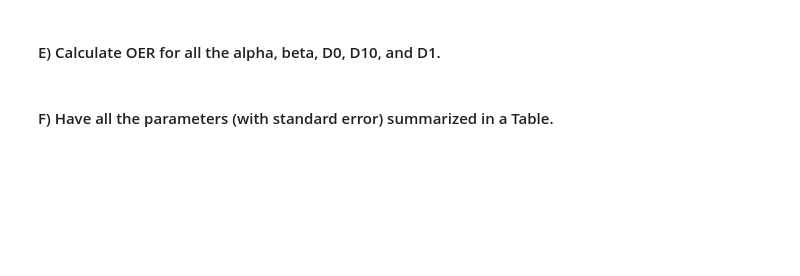
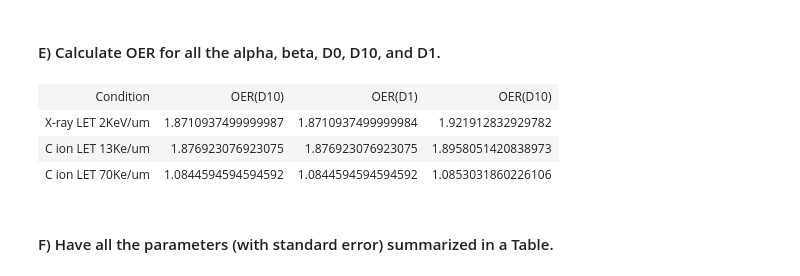
Before and after one commit to mori913/radiation-biology, a Jupyter notebook: assignment.ipynb, the cells around one changed output. Drawn from its saved outputs; the diff is of its cells as text; code cells hidden in the pictures; blank space fills up the shorter version.

```diff
--- a/assignment.ipynb
+++ b/assignment.ipynb
@@ -67,27 +94,27 @@ plt.show()
 import tabulate
 
 #print the alpha and beta parameter
-alpha_xray_aerobic =round( p_xray_aerobic[0]*1000)/1000
-beta_xray_aerobic =round( p_xray_aerobic[1]*1000)/1000
-alpha_let13_aerobic = round(p_let13_aerobic[0]*1000)/1000
-beta_let13_aerobic = round(p_let13_aerobic[1]*1000)/1000
-alpha_let70_aerobic = round(p_let70_aerobic[0]*1000)/1000
-beta_let70_aerobic = round(p_let70_aerobic[1]*1000)/1000
+alpha_xray_aerobic =round( p_xray_aerobic[0]*1000)/1000*-1
+beta_xray_aerobic =round( p_xray_aerobic[1]*1000)/1000*-1
+alpha_let13_aerobic = round(p_let13_aerobic[0]*1000)/1000*-1
+beta_let13_aerobic = round(p_let13_aerobic[1]*1000)/1000*-1
+alpha_let70_aerobic = round(p_let70_aerobic[0]*1000)/1000*-1
+beta_let70_aerobic = round(p_let70_aerobic[1]*1000)/1000*-1
 
-alpha_xray_hypoxic = round( p_xray_hypoxic[0]*1000)/1000
-beta_xray_hypoxic =round( p_xray_hypoxic[1]*1000)/1000
-alpha_let13_hypoxic = round(p_let13_hypoxic[0]*1000)/1000
-beta_let13_hypoxic = round(p_let13_hypoxic[1]*1000)/1000
-alpha_let70_hypoxic = round(p_let70_hypoxic[0]*1000)/1000
-beta_let70_hypoxic = round(p_let70_hypoxic[1]*1000)/1000
+alpha_xray_hypoxic = round( p_xray_hypoxic[0]*1000)/1000*-1
+beta_xray_hypoxic =round( p_xray_hypoxic[1]*1000)/1000*-1
+alpha_let13_hypoxic = round(p_let13_hypoxic[0]*1000)/1000*-1
+beta_let13_hypoxic = round(p_let13_hypoxic[1]*1000)/1000*-1
+alpha_let70_hypoxic = round(p_let70_hypoxic[0]*1000)/1000*-1
+beta_let70_hypoxic = round(p_let70_hypoxic[1]*1000)/1000*-1
 
 data = [["Condition","alpha","beta"],
-         ["X-ray LET 2KeV/um (aerobic)",-alpha_xray_aerobic,-beta_xray_aerobic],
-         ["C ion LET 13Ke/um (aerobic)",-alpha_let13_aerobic,-beta_let13_aerobic],
-         ["C ion LET 70Ke/um (aerobic)",-alpha_let70_aerobic,-beta_let70_aerobic],
-         ["X-ray LET 2KeV/um (hypoxic)",-alpha_xray_hypoxic,-beta_xray_hypoxic],
-          ["C ion LET 13Ke/um (hypoxic)",-alpha_let13_hypoxic,-beta_let13_hypoxic],
-         ["C ion LET 70Ke/um (hypoxic)",-alpha_let70_hypoxic,-beta_let70_hypoxic],]
+         ["X-ray LET 2KeV/um (aerobic)",alpha_xray_aerobic,beta_xray_aerobic],
+         ["C ion LET 13Ke/um (aerobic)",alpha_let13_aerobic,beta_let13_aerobic],
+         ["C ion LET 70Ke/um (aerobic)",alpha_let70_aerobic,beta_let70_aerobic],
+         ["X-ray LET 2KeV/um (hypoxic)",alpha_xray_hypoxic,beta_xray_hypoxic],
+          ["C ion LET 13Ke/um (hypoxic)",alpha_let13_hypoxic,beta_let13_hypoxic],
+         ["C ion LET 70Ke/um (hypoxic)",alpha_let70_hypoxic,beta_let70_hypoxic],]
 table = tabulate.tabulate(data, tablefmt='html')
 table
 # %% [output]
@@ -107,4 +206,17 @@ table
 # %% [markdown]
 #### E) Calculate OER for all the alpha, beta, D0, D10, and D1.
+# %%
+data = [["Condition", "OER(D10)","OER(D1)","OER(D10)"],
+         ["X-ray LET 2KeV/um", D0_Xray_hypoxic/D0_Xray_aerobic, D10_Xray_hypoxic/D10_Xray_aerobic, D1_Xray_hypoxic/D1_Xray_aerobic],
+         ["C ion LET 13Ke/um", D0_let13_hypoxic/D0_let13_aerobic, D10_let13_hypoxic/D10_let13_aerobic, D1_let13_hypoxic/D1_let13_aerobic],
+         ["C ion LET 70Ke/um", D0_let70_hypoxic/D0_let70_aerobic, D10_let70_hypoxic/D10_let70_aerobic, D1_let70_hypoxic/D1_let70_aerobic]
+        ]
+table = tabulate.tabulate(data, tablefmt='html')
+table
+# %% [output]
+| Condition | OER(D10) | OER(D1) | OER(D10) |
+| X-ray LET 2KeV/um | 1.8710937499999987 | 1.8710937499999984 | 1.921912832929782 |
+| C ion LET 13Ke/um | 1.876923076923075 | 1.876923076923075 | 1.8958051420838973 |
+| C ion LET 70Ke/um | 1.0844594594594592 | 1.0844594594594592 | 1.0853031860226106 |
 # %% [markdown]
 #### F) Have all the parameters (with standard error) summarized in a Table.
```
Also changed, not shown: parts of 8 cells of this notebook, 5 other files.
